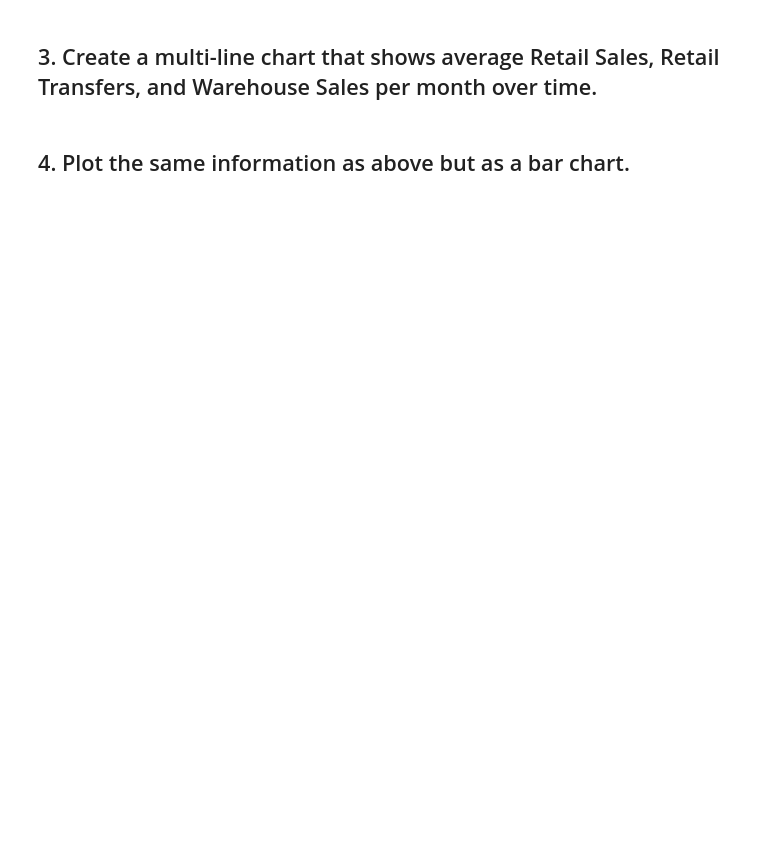
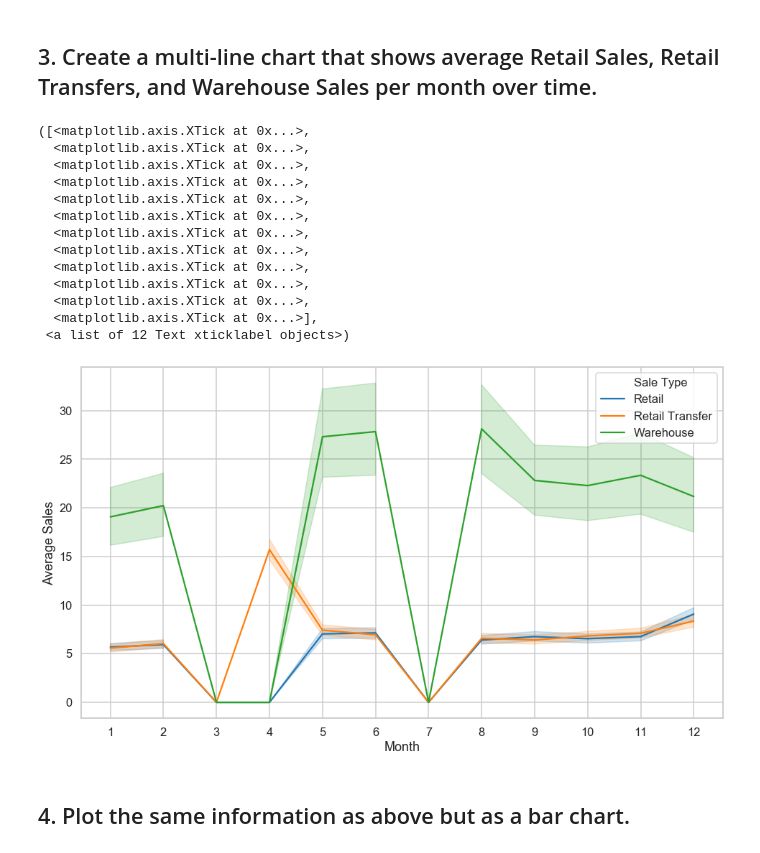
Before and after one commit to ironhack-datalabs/datamia0819, a Jupyter notebook: module-2/lab-plotting-multiple-data-series/your-code/main.ipynb, the cells around one changed output. Drawn from its saved outputs; the diff is of its cells as text; code cells hidden in the pictures; blank space fills up the shorter version.

```diff
--- a/module-2/lab-plotting-multiple-data-series/your-code/main.ipynb
+++ b/module-2/lab-plotting-multiple-data-series/your-code/main.ipynb
@@ -55,4 +57,46 @@ ax.set_xticklabels(ax.get_xticklabels(), rotation = 90)
 # %% [markdown]
 ## 3. Create a multi-line chart that shows average Retail Sales, Retail Transfers, and Warehouse Sales per month over time.
+# %%
+data_by_month = pd.melt(data, id_vars = 'Month', value_vars = ['RetailSales', 'RetailTransfers', 'WarehouseSales']).rename(columns = {'variable': 'Sale Type', 'value': 'Average Sales'})
+
+missing_months = []
+for i in list(range(1, 13)):
+    if i not in list(data['Month']):
+        missing_months.append(i)
+
+missing_months_fills = []
+for i in range(len(missing_months)):
+    for j in data_by_month['Sale Type'].unique():
+        missing_months_fills.append([missing_months[i], j, 0])
+
+data_missing_months = pd.DataFrame(missing_months_fills, index = [i for i in range(len(missing_months_fills))], columns = ['Month', 'Sale Type', 'Average Sales'])
+
+data3 = pd.concat([data_by_month, data_missing_months])
+data3.loc[data3['Sale Type'] == 'RetailSales', 'Sale Type'] = 'Retail'
+data3.loc[data3['Sale Type'] == 'RetailTransfers', 'Sale Type'] = 'Retail Transfer'
+data3.loc[data3['Sale Type'] == 'WarehouseSales', 'Sale Type'] = 'Warehouse'
+
+
+fig = plt.figure(figsize = (16, 9))
+sns.set_style('whitegrid')
+sns.set_context('talk')
+
+sns.lineplot(x = 'Month', y = 'Average Sales', hue = 'Sale Type', data = data3)
+plt.xticks(range(1, 13))
+# %% [output]
+([<matplotlib.axis.XTick at 0x...>,
+  <matplotlib.axis.XTick at 0x...>,
+  <matplotlib.axis.XTick at 0x...>,
+  <matplotlib.axis.XTick at 0x...>,
+  <matplotlib.axis.XTick at 0x...>,
+  <matplotlib.axis.XTick at 0x...>,
+  <matplotlib.axis.XTick at 0x...>,
+  <matplotlib.axis.XTick at 0x...>,
+  <matplotlib.axis.XTick at 0x...>,
+  <matplotlib.axis.XTick at 0x...>,
+  <matplotlib.axis.XTick at 0x...>,
+  <matplotlib.axis.XTick at 0x...>],
+ <a list of 12 Text xticklabel objects>)
+[figure, added]
 # %% [markdown]
 ## 4. Plot the same information as above but as a bar chart.
```
Also changed, not shown: parts of 6 cells of this notebook.
